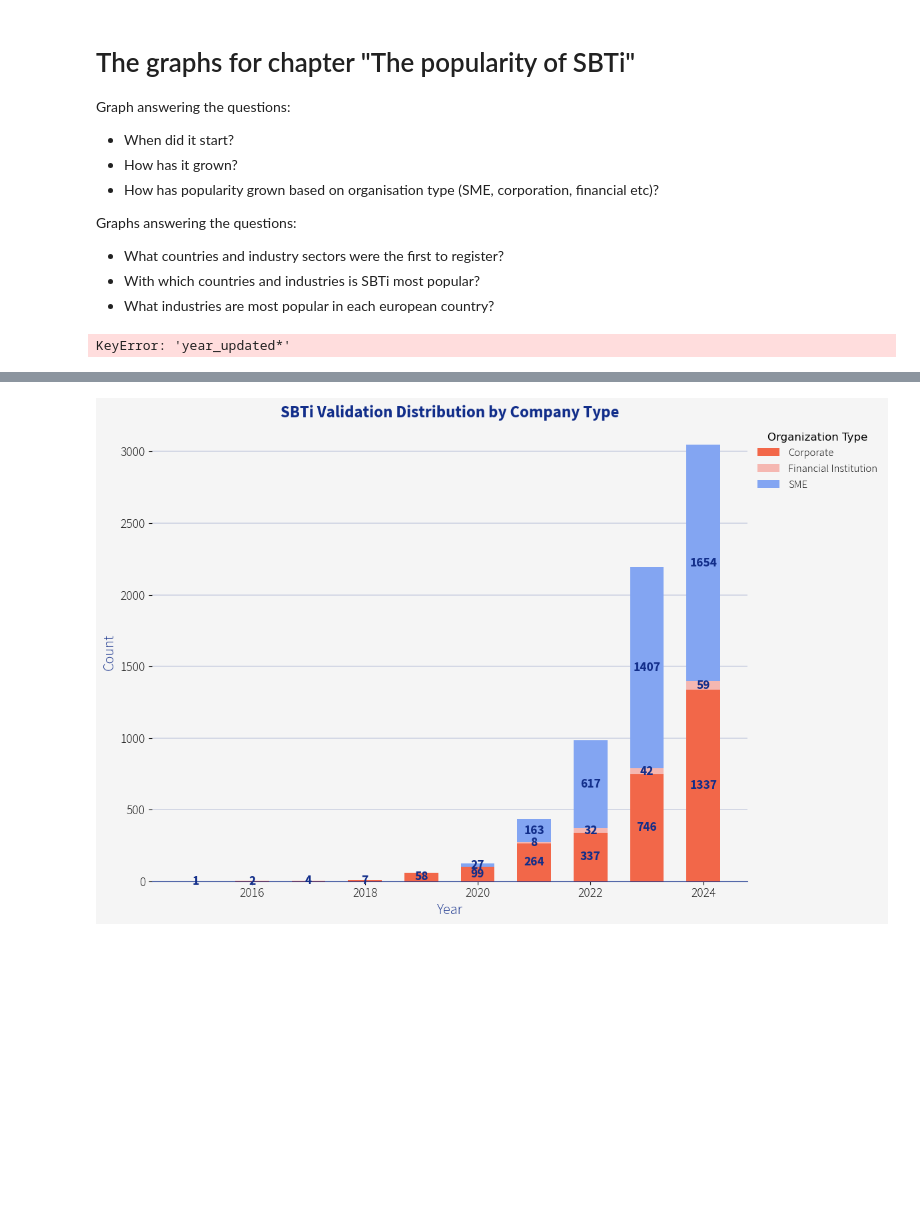
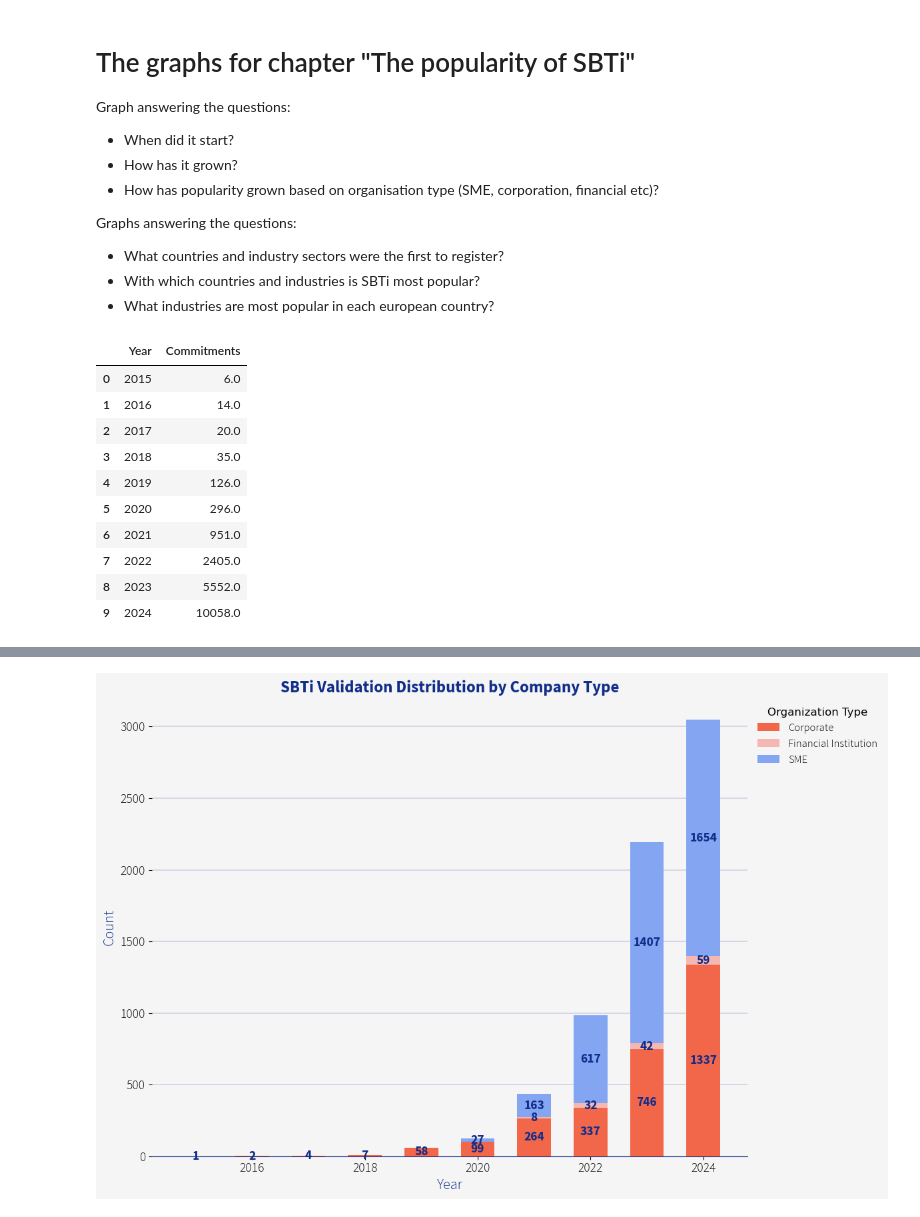
Before and after one commit to AnjaBrocklehurst/AnjaBrocklehurst.github.io, a Jupyter notebook: assets/code/3_SBTi intro.ipynb, the cells around one changed output, grey strips where cells are left out. Drawn from its saved outputs; the diff is of its cells as text; code cells hidden in the pictures; blank space fills up the shorter version.

Commit message:
fixing sbti intro

```diff
--- a/assets/code/3_SBTi intro.ipynb
+++ b/assets/code/3_SBTi intro.ipynb
@@ -400,23 +400,53 @@ Graphs answering the questions:
 * What countries and industry sectors were the first to register?
 * With which countries and industries is SBTi most popular?
 * What industries are most popular in each european country?
-# %%
-# Group years by year_updated
-Comp['year_updated'] = pd.to_datetime(Comp['year_updated'], format='%Y', errors='coerce').dt.year
-
-
-# Count commitments per year, group by year_updated and count sbti_id
-Comp['commitments_per_year'] = Comp.groupby('year_updated')['sbti_id'].transform('count')
-Comp['cumulative_commitments'] = Comp.groupby('year_updated')['commitments_per_year'].cumsum()
-
-Comp['year_updated'] = Comp['year_updated'].astype(str)  # Convert to string for plotting
-
-Comp['year_updated*'].show()
-
-# Create a DataFrame with the year and cumulative commitments
-# commitments_per_year = Comp[['year_updated', 'cumulative_commitments']].drop_duplicates()
-# %% [output]
-KeyError: 'year_updated*'
+# %%
+# Count the increase in commitments between 2023 and 2024 in company data
+Comp['commitments_2015'] = Comp[Comp['year_updated'].isin([2015])]['commitments']
+Comp['commitments_2016'] = Comp[Comp['year_updated'].isin([2015, 2016])]['commitments']
+Comp['commitments_2017'] = Comp[Comp['year_updated'].isin([2015, 2016, 2017])]['commitments']
+Comp['commitments_2018'] = Comp[Comp['year_updated'].isin([2015, 2016, 2017, 2018])]['commitments']
+Comp['commitments_2019'] = Comp[Comp['year_updated'].isin([2015, 2016, 2017, 2018, 2019])]['commitments']
+Comp['commitments_2020'] = Comp[Comp['year_updated'].isin([2015, 2016, 2017, 2018, 2019, 2020])]['commitments']
+Comp['commitments_2021'] = Comp[Comp['year_updated'].isin([2015, 2016, 2017, 2018, 2019, 2020, 2021])]['commitments']
+Comp['commitments_2022'] = Comp[Comp['year_updated'].isin([2015, 2016, 2017, 2018, 2019, 2020, 2021, 2022])]['commitments']
+Comp['commitments_2023'] = Comp[Comp['year_updated'].isin([2015, 2016, 2017, 2018, 2019, 2020, 2021, 2022, 2023])]['commitments']
+Comp['commitments_2024'] = Comp[Comp['year_updated'].isin([2015, 2016, 2017, 2018, 2019, 2020, 2021, 2022, 2023, 2024])]['commitments']
+
+# Create a new DataFrame for the commitments over the years
+commitments_data = {
+    'Year': ['2015', '2016', '2017', '2018', '2019', '2020', '2021', '2022', '2023', '2024'],
+    'Commitments': [
+        Comp['commitments_2015'].sum(),
+        Comp['commitments_2016'].sum(),
+        Comp['commitments_2017'].sum(),
+        Comp['commitments_2018'].sum(),
+        Comp['commitments_2019'].sum(),
+        Comp['commitments_2020'].sum(),
+        Comp['commitments_2021'].sum(),
+        Comp['commitments_2022'].sum(),
+        Comp['commitments_2023'].sum(),
+        Comp['commitments_2024'].sum()
+    ]
+}
+
+# Convert the dictionary to a DataFrame
+commitments_df = pd.DataFrame(commitments_data)
+
+# Display the first few rows of the DataFrame
+commitments_df.head(10)
+# %% [output]
+|  | Year | Commitments |
+| 0 | 2015 | 6.0 |
+| 1 | 2016 | 14.0 |
+| 2 | 2017 | 20.0 |
+| 3 | 2018 | 35.0 |
+| 4 | 2019 | 126.0 |
+| 5 | 2020 | 296.0 |
+| 6 | 2021 | 951.0 |
+| 7 | 2022 | 2405.0 |
+| 8 | 2023 | 5552.0 |
+| 9 | 2024 | 10058.0 |
 # %%
 
 # Create a lineplot of the number of commitments per year
```
Also changed, not shown: parts of 1 cell of this notebook.
